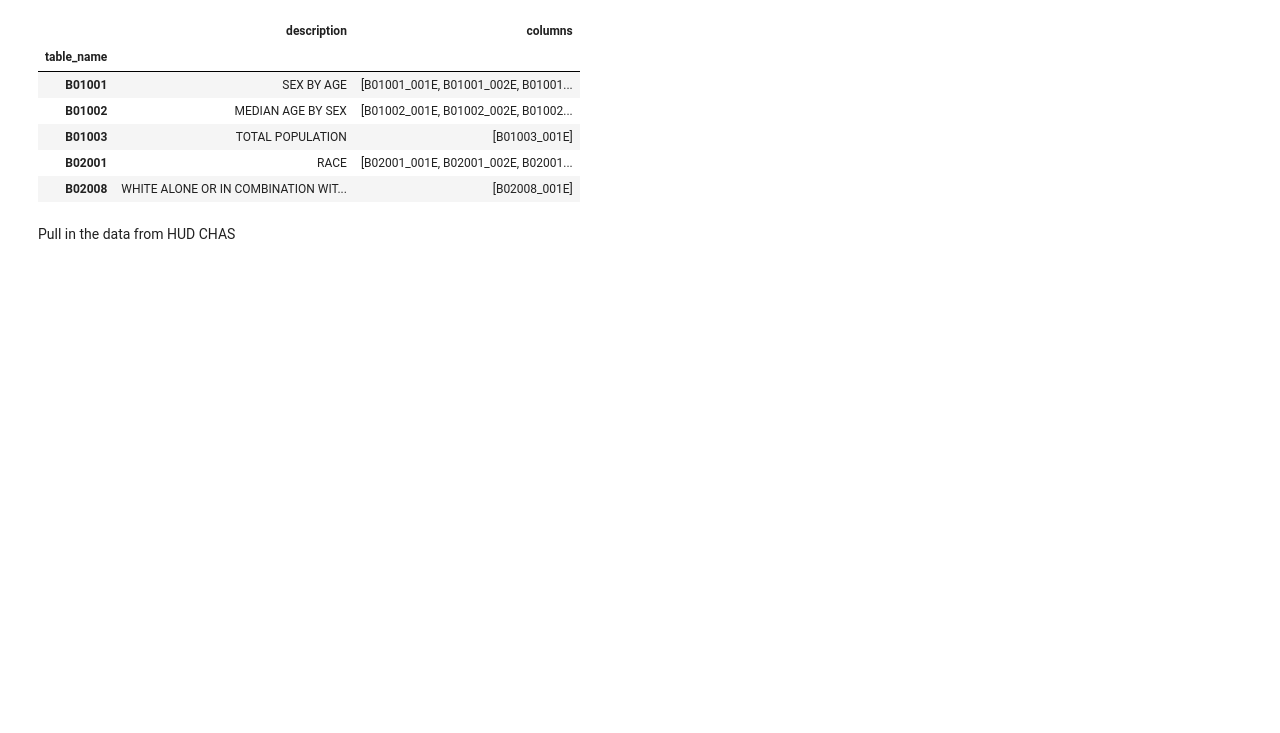
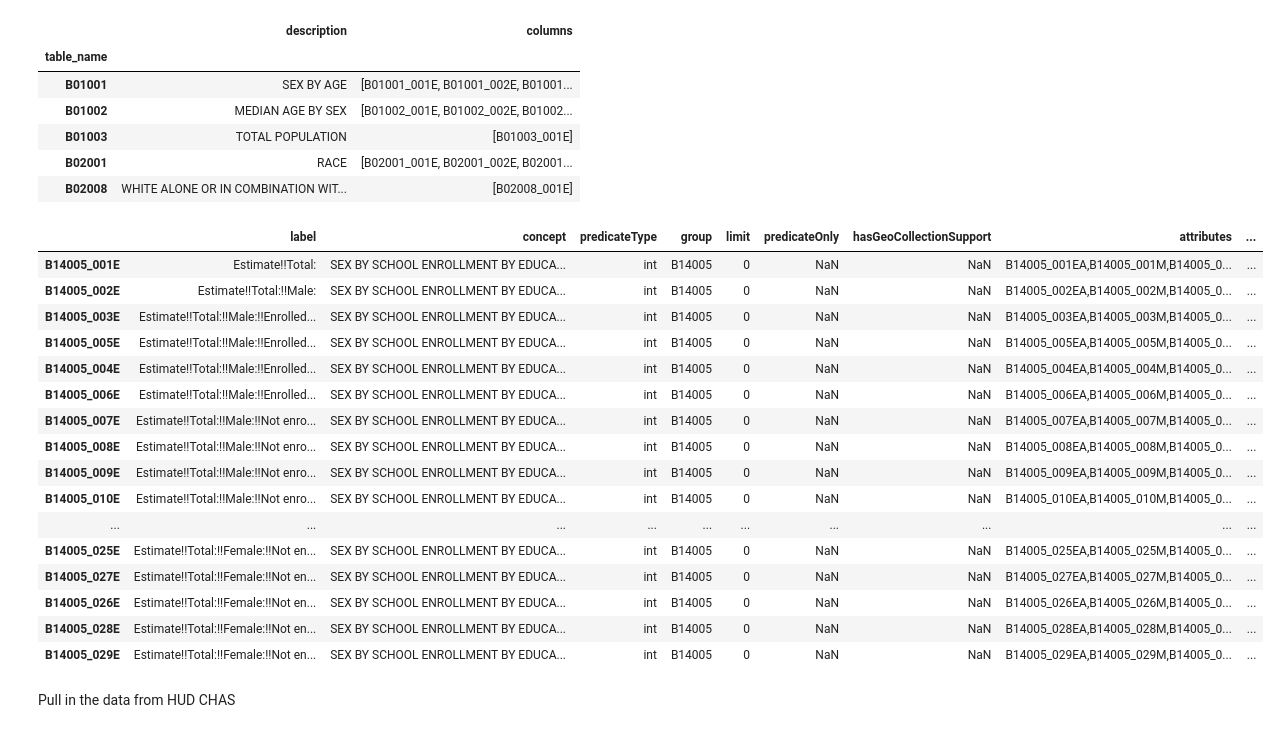
Before and after one commit to ckbekker72/EJ_InlandEmpire, a Jupyter notebook: Pull_Data.ipynb, the cells around one changed output. Cells and saved outputs as stored; diff of their text form; code cells hidden in the pictures; blank space fills up the shorter version.

Commit message:
ACS Data
Added more ACS variables and created some new variables. Uploaded CHAT data.

```diff
--- a/Pull_Data.ipynb
+++ b/Pull_Data.ipynb
@@ -60,4 +56,24 @@ acs.tables.head()
 | B01003 | TOTAL POPULATION | [B01003_001E] |
 | B02001 | RACE | [B02001_001E, B02001_002E, B02001... |
 | B02008 | WHITE ALONE OR IN COMBINATION WIT... | [B02008_001E] |
+# %%
+acs.filter_variables('B14005')
+# %% [output]
+|  | label | concept | predicateType | group | limit | predicateOnly | hasGeoCollectionSupport | attributes | ... |
+| B14005_001E | Estimate!!Total: | SEX BY SCHOOL ENROLLMENT BY EDUCA... | int | B14005 | 0 | NaN | NaN | B14005_001EA,B14005_001M,B14005_0... | ... |
+| B14005_002E | Estimate!!Total:!!Male: | SEX BY SCHOOL ENROLLMENT BY EDUCA... | int | B14005 | 0 | NaN | NaN | B14005_002EA,B14005_002M,B14005_0... | ... |
+| B14005_003E | Estimate!!Total:!!Male:!!Enrolled... | SEX BY SCHOOL ENROLLMENT BY EDUCA... | int | B14005 | 0 | NaN | NaN | B14005_003EA,B14005_003M,B14005_0... | ... |
+| B14005_005E | Estimate!!Total:!!Male:!!Enrolled... | SEX BY SCHOOL ENROLLMENT BY EDUCA... | int | B14005 | 0 | NaN | NaN | B14005_005EA,B14005_005M,B14005_0... | ... |
+| B14005_004E | Estimate!!Total:!!Male:!!Enrolled... | SEX BY SCHOOL ENROLLMENT BY EDUCA... | int | B14005 | 0 | NaN | NaN | B14005_004EA,B14005_004M,B14005_0... | ... |
+| B14005_006E | Estimate!!Total:!!Male:!!Enrolled... | SEX BY SCHOOL ENROLLMENT BY EDUCA... | int | B14005 | 0 | NaN | NaN | B14005_006EA,B14005_006M,B14005_0... | ... |
+| B14005_007E | Estimate!!Total:!!Male:!!Not enro... | SEX BY SCHOOL ENROLLMENT BY EDUCA... | int | B14005 | 0 | NaN | NaN | B14005_007EA,B14005_007M,B14005_0... | ... |
+| B14005_008E | Estimate!!Total:!!Male:!!Not enro... | SEX BY SCHOOL ENROLLMENT BY EDUCA... | int | B14005 | 0 | NaN | NaN | B14005_008EA,B14005_008M,B14005_0... | ... |
+| B14005_009E | Estimate!!Total:!!Male:!!Not enro... | SEX BY SCHOOL ENROLLMENT BY EDUCA... | int | B14005 | 0 | NaN | NaN | B14005_009EA,B14005_009M,B14005_0... | ... |
+| B14005_010E | Estimate!!Total:!!Male:!!Not enro... | SEX BY SCHOOL ENROLLMENT BY EDUCA... | int | B14005 | 0 | NaN | NaN | B14005_010EA,B14005_010M,B14005_0... | ... |
+| ... | ... | ... | ... | ... | ... | ... | ... | ... | ... |
+| B14005_025E | Estimate!!Total:!!Female:!!Not en... | SEX BY SCHOOL ENROLLMENT BY EDUCA... | int | B14005 | 0 | NaN | NaN | B14005_025EA,B14005_025M,B14005_0... | ... |
+| B14005_027E | Estimate!!Total:!!Female:!!Not en... | SEX BY SCHOOL ENROLLMENT BY EDUCA... | int | B14005 | 0 | NaN | NaN | B14005_027EA,B14005_027M,B14005_0... | ... |
+| B14005_026E | Estimate!!Total:!!Female:!!Not en... | SEX BY SCHOOL ENROLLMENT BY EDUCA... | int | B14005 | 0 | NaN | NaN | B14005_026EA,B14005_026M,B14005_0... | ... |
+| B14005_028E | Estimate!!Total:!!Female:!!Not en... | SEX BY SCHOOL ENROLLMENT BY EDUCA... | int | B14005 | 0 | NaN | NaN | B14005_028EA,B14005_028M,B14005_0... | ... |
+| B14005_029E | Estimate!!Total:!!Female:!!Not en... | SEX BY SCHOOL ENROLLMENT BY EDUCA... | int | B14005 | 0 | NaN | NaN | B14005_029EA,B14005_029M,B14005_0... | ... |
 # %%
```
Also changed, not shown: parts of 13 cells of this notebook.
